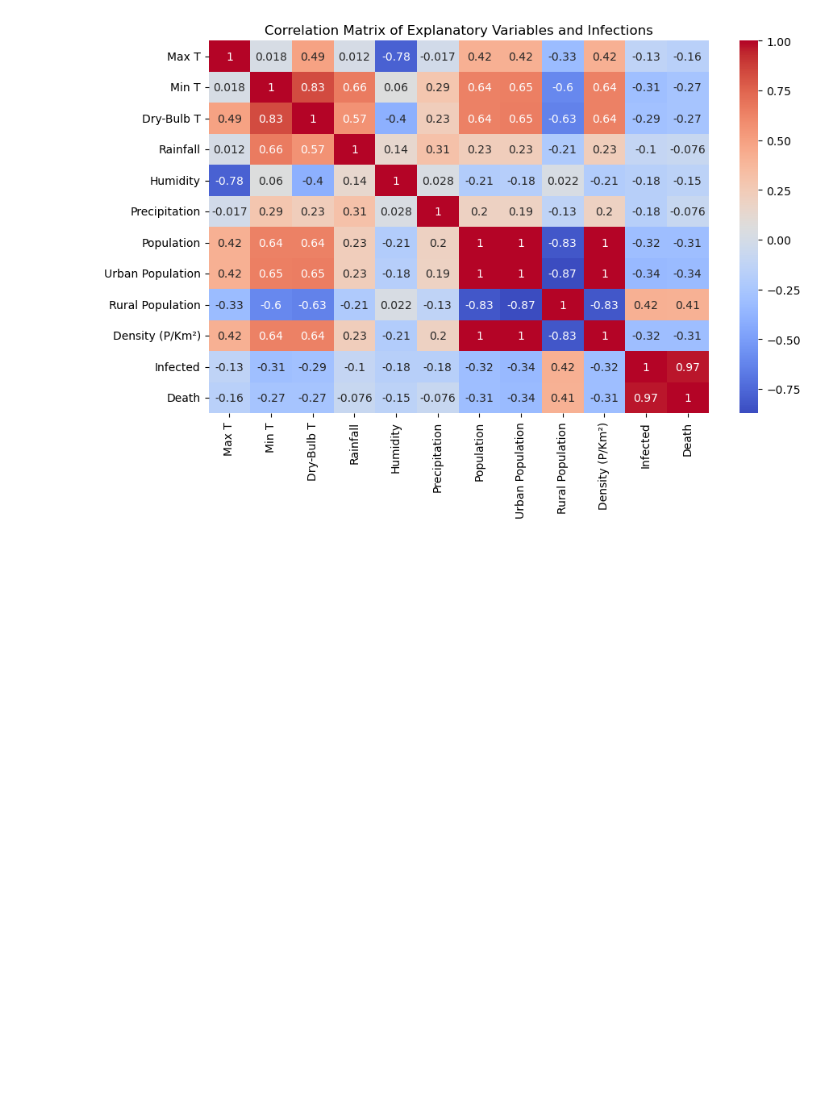
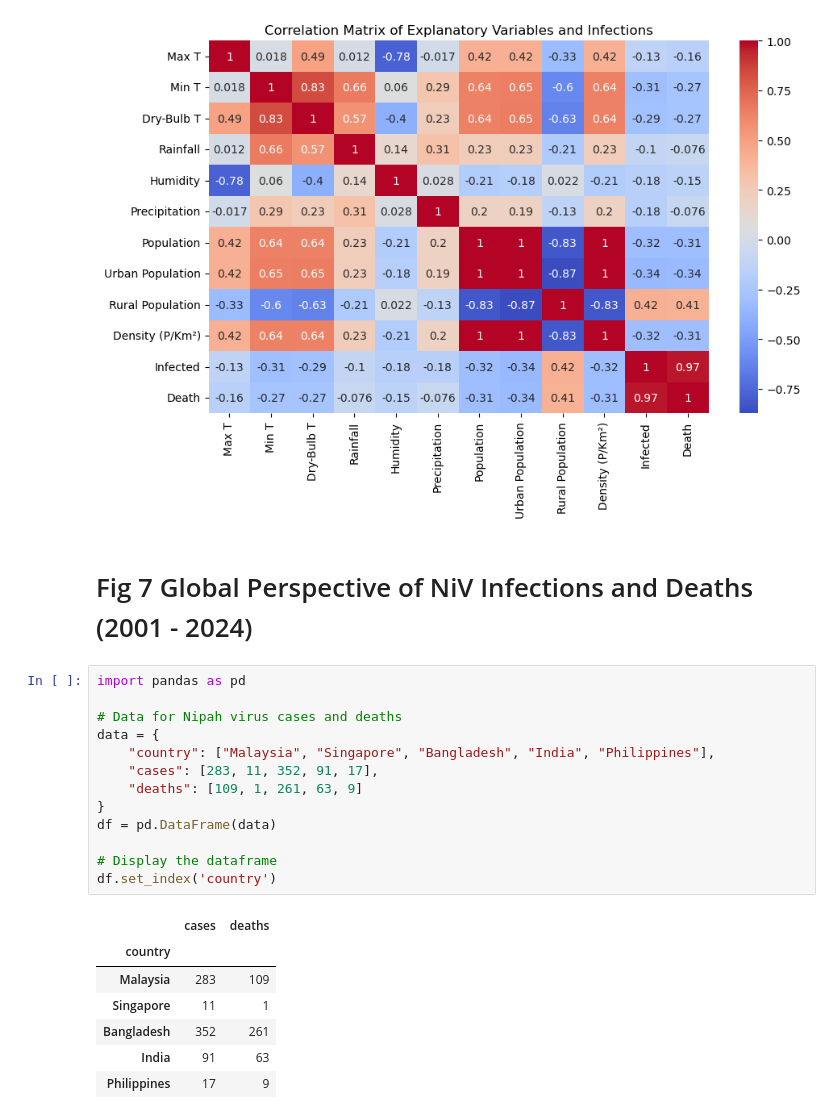
Before and after one commit to awnonbhowmik/NiV-Data-Analysis, a Jupyter notebook: FinalCode.ipynb, the cells around one changed output. Drawn from its saved outputs; the diff is of its cells as text; blank space fills up the shorter version.

Commit message:
Add global perspective to FinalCode

```diff
--- a/FinalCode.ipynb
+++ b/FinalCode.ipynb
@@ -429,3 +429,26 @@ plt.savefig('imagesFinal/correlation_matrix.eps', dpi=220, format="eps", bbox_in
 plt.show()
 # %% [output]
 [figure]
+# %% [markdown]
+# Fig 7 Global Perspective of NiV Infections and Deaths (2001 - 2024)
+# %%
+import pandas as pd
+
+# Data for Nipah virus cases and deaths
+data = {
+    "country": ["Malaysia", "Singapore", "Bangladesh", "India", "Philippines"],
+    "cases": [283, 11, 352, 91, 17],
+    "deaths": [109, 1, 261, 63, 9]
+}
+df = pd.DataFrame(data)
+
+# Display the dataframe
+df.set_index('country')
+# %% [output]
+|  | cases | deaths |
+| country |  |  |
+| Malaysia | 283 | 109 |
+| Singapore | 11 | 1 |
+| Bangladesh | 352 | 261 |
+| India | 91 | 63 |
+| Philippines | 17 | 9 |
```
Also changed, not shown: parts of 1 cell of this notebook, 1 other file.
